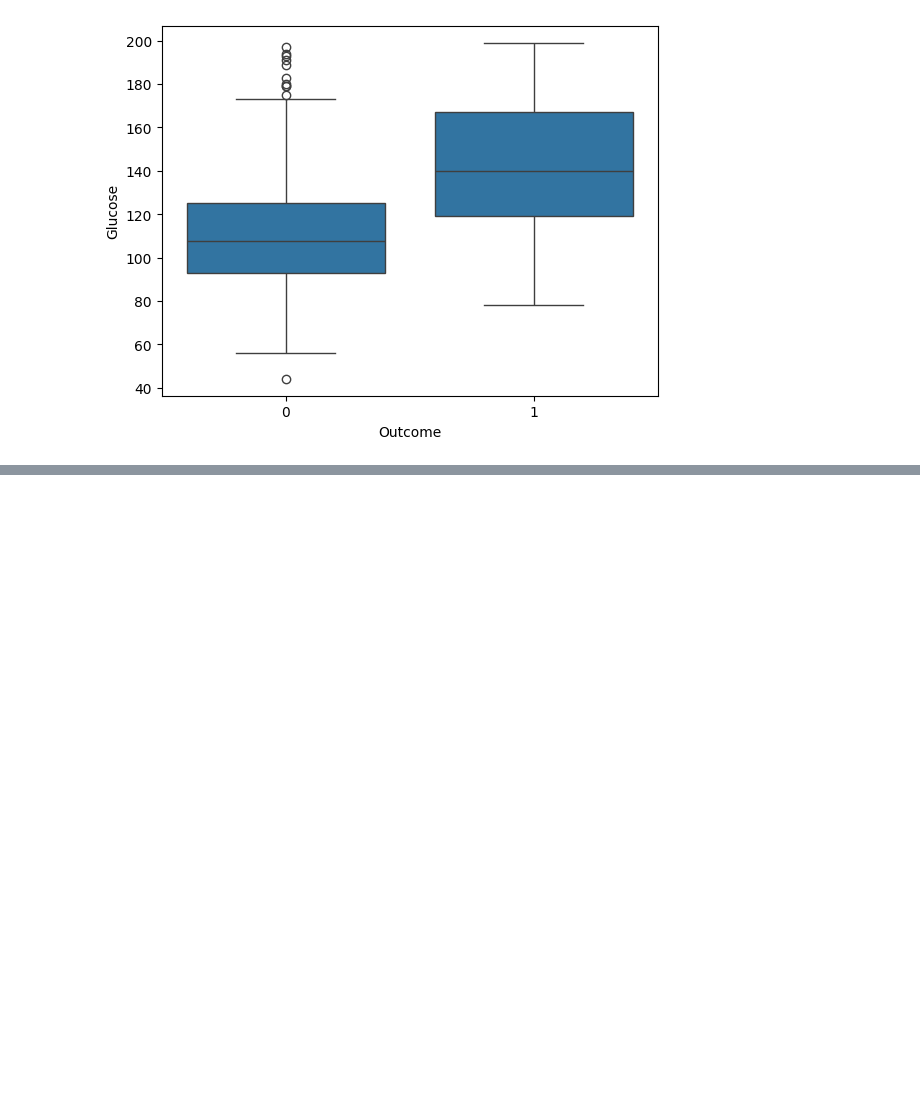
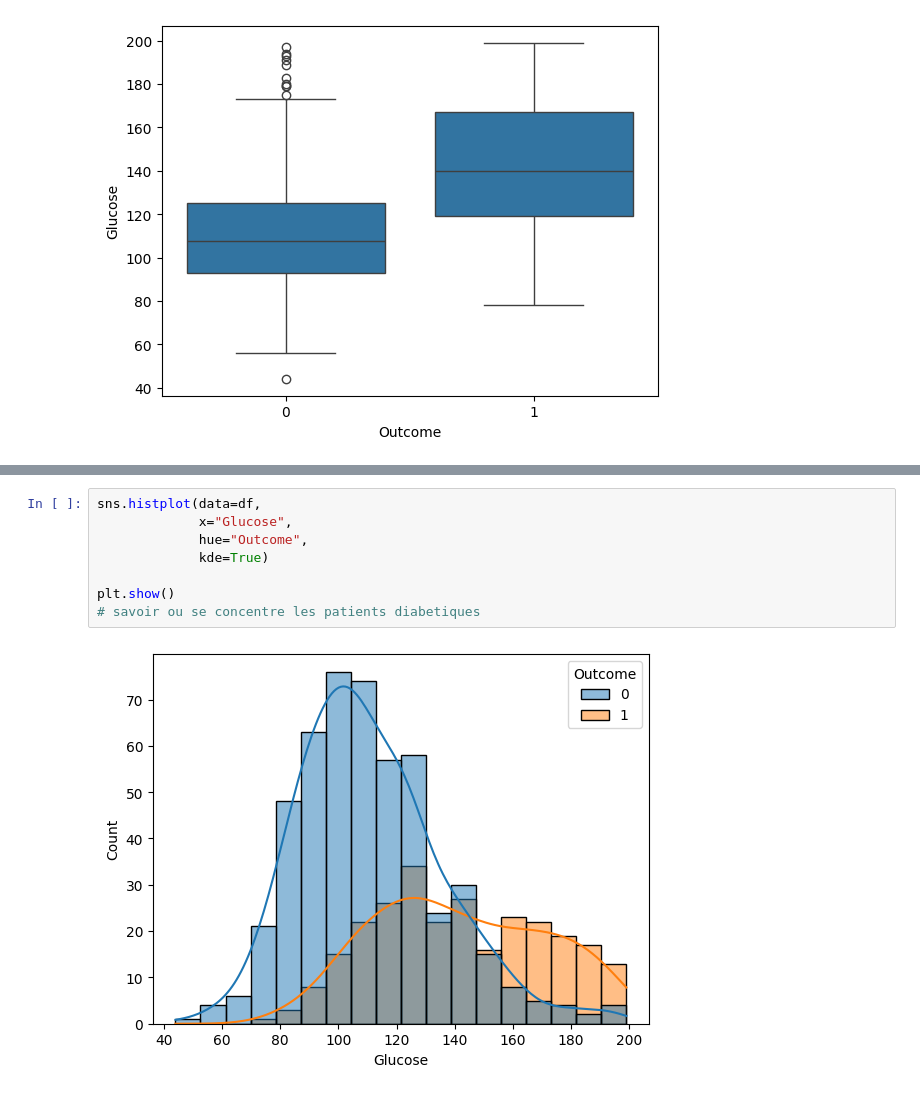
Before and after one commit to merveilletedem-ctrl/malaria_project, a Jupyter notebook: diabete.ipynb, the cells around one changed output, grey strips where cells are left out. Cells and saved outputs as stored; diff of their text form; blank space fills up the shorter version.

```diff
--- a/diabete.ipynb
+++ b/diabete.ipynb
@@ -84,0 +97,10 @@ plt.show()
+# %%
+sns.histplot(data=df,
+             x="Glucose",
+             hue="Outcome",
+             kde=True)
+
+plt.show()
+# savoir ou se concentre les patients diabetiques
+# %% [output]
+[figure, added]
```
Also changed, not shown: parts of 4 cells of this notebook.
